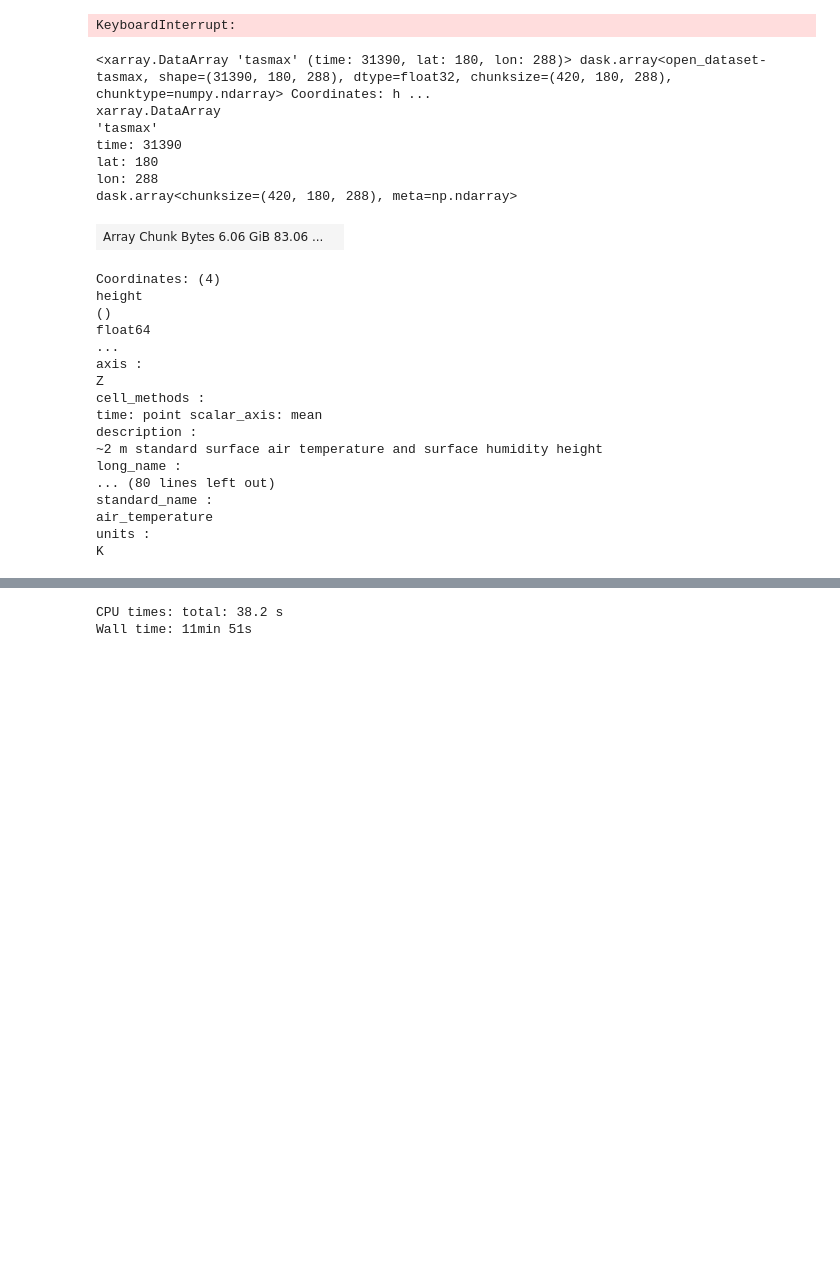
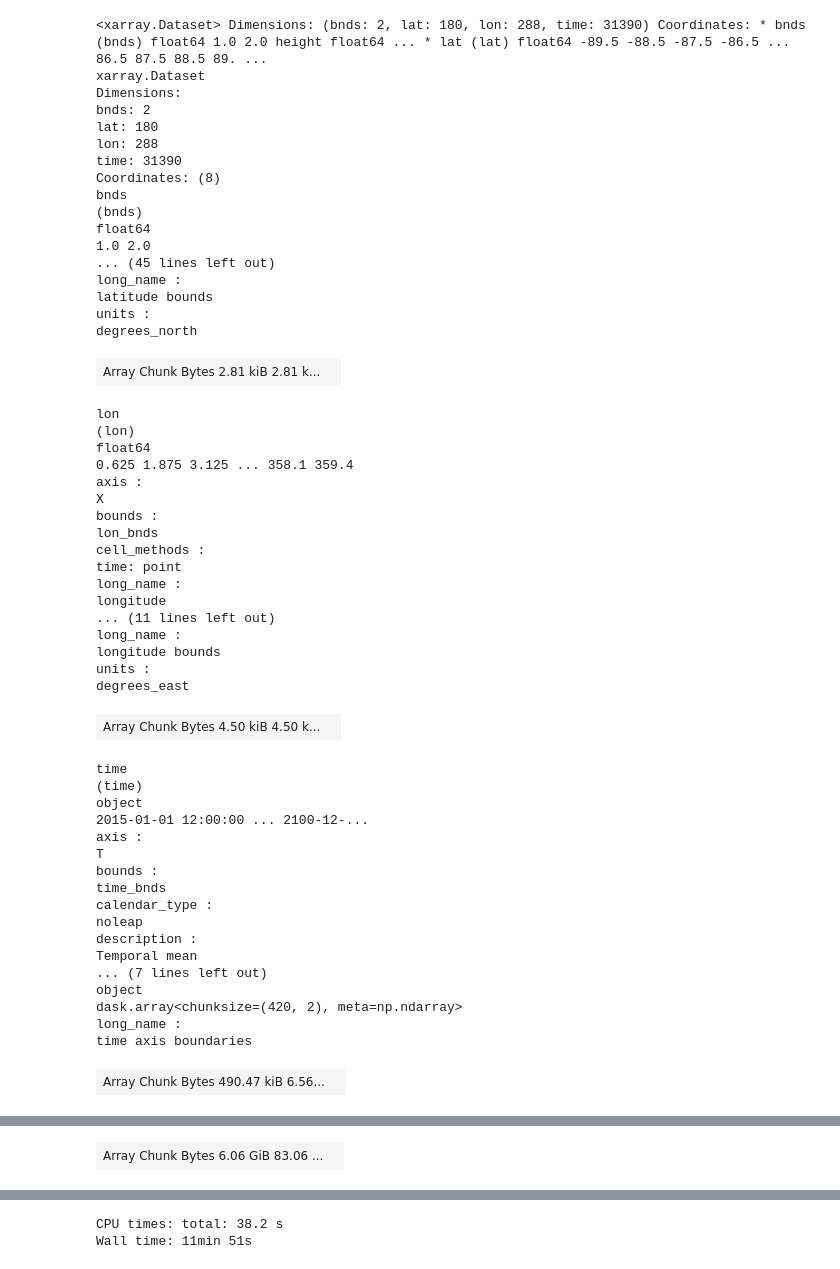
Before and after one commit to wri/cities_data_misc, a Jupyter notebook: aws_test.ipynb, the cells around one changed output, grey strips where cells are left out. Cells and saved outputs as stored; diff of their text form; code cells hidden in the pictures; blank space fills up the shorter version.

```diff
--- a/aws_test.ipynb
+++ b/aws_test.ipynb
@@ -17,4 +15,4 @@ def s3open(path):
 # %%
 testfile = s3open('s3://cmip6-pds/CMIP6/ScenarioMIP/NOAA-GFDL/GFDL-ESM4/ssp119/r1i1p1f1/day/tasmax/gr1/v20180701/')
 # %%
-ds = xr.open_mfdataset([testfile], engine='zarr', parallel=True, chunks={'time': 420, 'lat': 180, 'lon': 288})
+ds = xr.open_mfdataset([testfile], engine='zarr', parallel=True)
@@ -25,32 +19,57 @@ b = a.median(dim='time')
-# %%
-b.values
-# %% [output]
-KeyboardInterrupt:
 # %%
-ds.tasmax
+ds
 # %% [output]
-<xarray.DataArray 'tasmax' (time: 31390, lat: 180, lon: 288)> dask.array<open_dataset-tasmax, shape=(31390, 180, 288), dtype=float32, chunksize=(420, 180, 288), chunktype=numpy.ndarray> Coordinates: h ...
-xarray.DataArray
-'tasmax'
-time: 31390
+<xarray.Dataset> Dimensions: (bnds: 2, lat: 180, lon: 288, time: 31390) Coordinates: * bnds (bnds) float64 1.0 2.0 height float64 ... * lat (lat) float64 -89.5 -88.5 -87.5 -86.5 ... 86.5 87.5 88.5 89. ...
+xarray.Dataset
+Dimensions:
+bnds: 2
 lat: 180
 lon: 288
-dask.array<chunksize=(420, 180, 288), meta=np.ndarray>
+time: 31390
+Coordinates: (8)
+bnds
+(bnds)
+float64
+1.0 2.0
+... (45 lines left out)
+long_name :
+latitude bounds
+units :
+degrees_north
-| Array Chunk Bytes 6.06 GiB 83.06 ... |  |
+| Array Chunk Bytes 2.81 kiB 2.81 k... |  |
-Coordinates: (4)
-height
-()
+lon
+(lon)
 float64
-...
+0.625 1.875 3.125 ... 358.1 359.4
 axis :
-Z
+X
+bounds :
+lon_bnds
 cell_methods :
-time: point scalar_axis: mean
-description :
-~2 m standard surface air temperature and surface humidity height
+time: point
 long_name :
-... (80 lines left out)
-standard_name :
-air_temperature
+longitude
+... (11 lines left out)
+long_name :
+longitude bounds
 units :
-K
+degrees_east
+| Array Chunk Bytes 4.50 kiB 4.50 k... |  |
+time
+(time)
+object
+2015-01-01 12:00:00 ... 2100-12-...
+axis :
+T
+bounds :
+time_bnds
+calendar_type :
+noleap
+description :
+Temporal mean
+... (7 lines left out)
+object
+dask.array<chunksize=(420, 2), meta=np.ndarray>
+long_name :
+time axis boundaries
+| Array Chunk Bytes 490.47 kiB 6.56... |  |
@@ -56,0 +95 @@ K
+| Array Chunk Bytes 6.06 GiB 83.06 ... |  |
```
Also changed, not shown: parts of 10 cells of this notebook.
